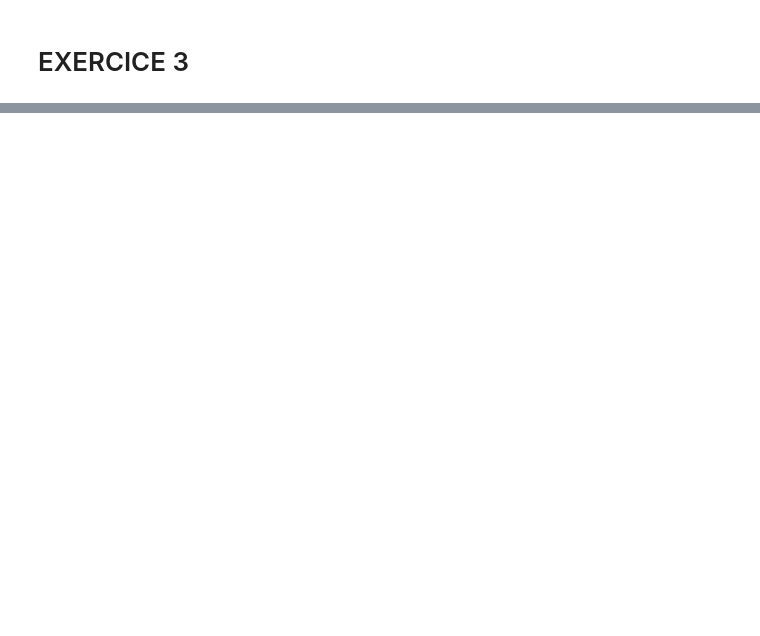
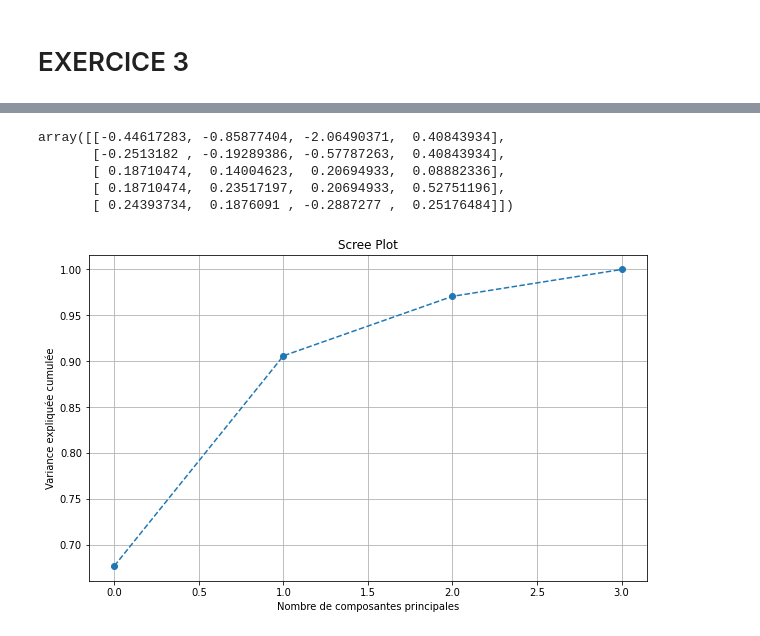
Before and after one commit to Mascode-Dev/DATA-A3, a Jupyter notebook: TD3-4.ipynb, the cells around one changed output, grey strips where cells are left out. Drawn from its saved outputs; the diff is of its cells as text; code cells hidden in the pictures; blank space fills up the shorter version.

```diff
--- a/TD3-4.ipynb
+++ b/TD3-4.ipynb
@@ -139,0 +346,2 @@ plt.show()
+# %%
+df_auto.drop_duplicates(inplace=True)
@@ -139,0 +397,14 @@ plt.show()
+# %%
+# Convertir d'object à float64 plusieurs colonnes
+# Remplacer les valeurs non numériques par NaN
+cols_to_convert = ['alésage', 'course', 'puissance', 'crème-rpm']
+for col in cols_to_convert:
+    df_cleaned[col] = pd.to_numeric(df_cleaned[col], errors='coerce')
+
+# Convertir les colonnes en float64
+df_cleaned[cols_to_convert] = df_cleaned[cols_to_convert].astype('float64')
+
+# Remplacer les valeurs manquantes par la moyenne des colonnes
+df_cleaned[cols_to_convert] = df_cleaned[cols_to_convert].apply(lambda x: x.fillna(x.mean()))
+
+df_cleaned.dtypes.value_counts()
@@ -139,0 +446,3 @@ plt.show()
+# %%
+df_cleaned.dropna(inplace=True)
+df_cleaned.dtypes
@@ -139,0 +521,28 @@ plt.show()
+# %%
+X = df_cleaned[['longueur', 'largeur', 'hauteur', 'prix']]
+scaler = StandardScaler()
+#Standardize the data
+X_std = scaler.fit_transform(X)
+X_std[:5]
+# %% [output]
+array([[-0.44617283, -0.85877404, -2.06490371,  0.40843934],
+       [-0.2513182 , -0.19289386, -0.57787263,  0.40843934],
+       [ 0.18710474,  0.14004623,  0.20694933,  0.08882336],
+       [ 0.18710474,  0.23517197,  0.20694933,  0.52751196],
+       [ 0.24393734,  0.1876091 , -0.2887277 ,  0.25176484]])
+# %%
+pca = PCA()
+pca.fit(X_std)
+
+explained_variance = pca.explained_variance_ratio_
+explained_variance
+
+plt.figure(figsize=(10, 6))
+plt.plot(np.cumsum(explained_variance), marker='o', linestyle='--')
+plt.xlabel('Nombre de composantes principales')
+plt.ylabel('Variance expliquée cumulée')
+plt.title('Scree Plot')
+plt.grid(True)
+plt.show()
+# %% [output]
+[figure, added]
```
Also changed, not shown: parts of 31 cells of this notebook, 1 other file.
